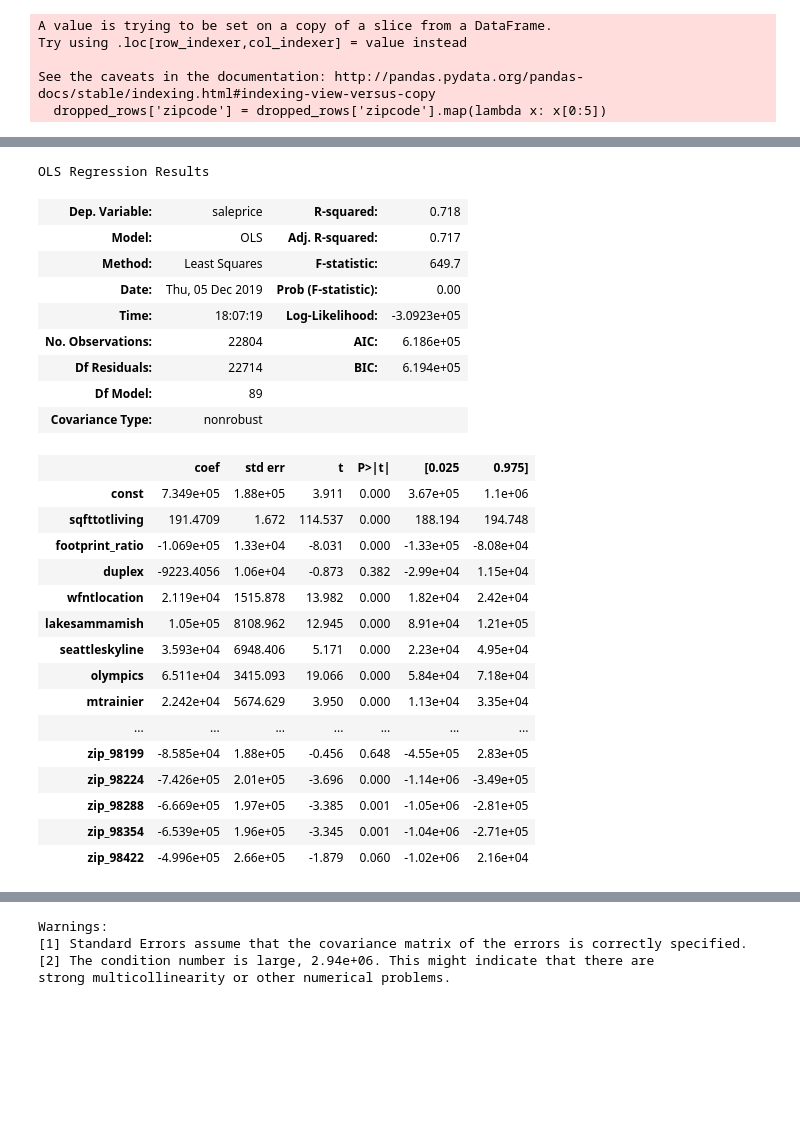
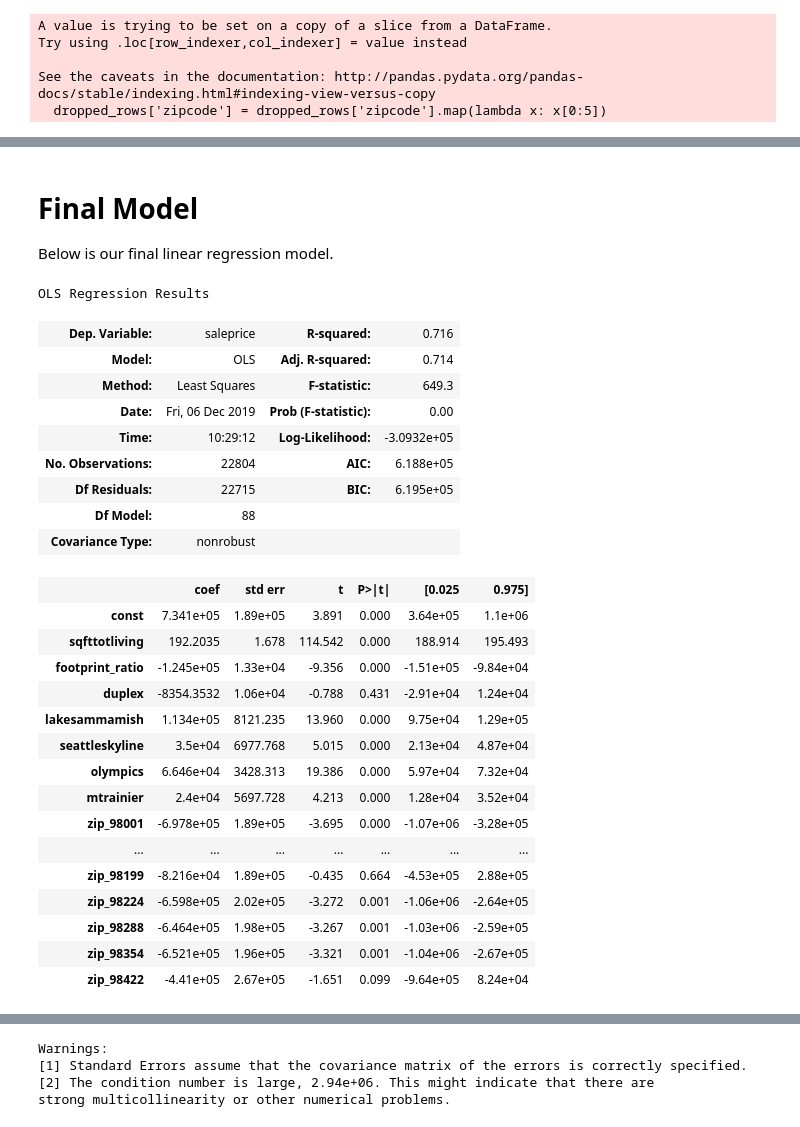
Before and after one commit to aabrahamson3/king-county-housing, a Jupyter notebook: EDA_Final.ipynb, the cells around one changed output, grey strips where cells are left out. Saved outputs shown, nothing was run; the diff lists cells and outputs as text; code cells hidden in the pictures; blank space fills up the shorter version.

```diff
--- a/EDA_Final.ipynb
+++ b/EDA_Final.ipynb
@@ -129,0 +222,7 @@ See the caveats in the documentation: http://pandas.pydata.org/pandas-docs/stabl
+# %%
+# this drops streetsurface and heatsource, to demonstrate that it does not affect our model
+Y = zip_df['saleprice']
+X = zip_df.drop(['saleprice', 'streetsurface', 'heatsource'], axis=1)
+X_int = sm.add_constant(X)
+model = sm.OLS(Y, X_int).fit()
+model.summary()
@@ -129,0 +266,22 @@ See the caveats in the documentation: http://pandas.pydata.org/pandas-docs/stabl
+# %%
+def waterfront_ohe(final_model_df):
+    """this is similar to the zipcode OHE function, but for the waterfront location feature"""
+    final_model_df['wfntlocation'] = pd.Categorical(final_model_df['wfntlocation'])
+    df_water = pd.get_dummies(final_model_df['wfntlocation'], prefix = 'water')
+
+    #drop the column for houses with no waterfront location
+    df_water.drop(columns = 'water_0.0', inplace = True)
+
+
+#join the zip code dataframe to the dataframe with the other predicitive features
+    df_with_water_cols = final_model_df.join(df_water, how = 'inner')
+    df_with_water_cols = df_with_water_cols.drop(['wfntlocation'], axis=1)
+    return df_with_water_cols
+# %%
+model_with_wfnt_ohe = waterfront_ohe(zip_df)
+# %%
+Y = model_with_wfnt_ohe['saleprice']
+X = model_with_wfnt_ohe.drop(['saleprice'], axis=1)
+X_int = sm.add_constant(X)
+model = sm.OLS(Y, X_int).fit()
+model.summary()
@@ -130,34 +370,37 @@ See the caveats in the documentation: http://pandas.pydata.org/pandas-docs/stabl
+# %% [markdown]
+# Final Model
+
+Below is our final linear regression model.
 # %%
-import statsmodels.api as sm
 Y = zip_df['saleprice']
-X = zip_df.drop(['saleprice', 'streetsurface', 'heatsource'], axis=1)
+X = zip_df.drop(['saleprice', 'streetsurface', 'heatsource', 'wfntlocation'], axis=1)
 X_int = sm.add_constant(X)
 model = sm.OLS(Y, X_int).fit()
 model.summary()
 # %% [output]
 OLS Regression Results
-| Dep. Variable: | saleprice | R-squared: | 0.718 |
-| Model: | OLS | Adj. R-squared: | 0.717 |
-| Method: | Least Squares | F-statistic: | 649.7 |
-| Date: | Thu, 05 Dec 2019 | Prob (F-statistic): | 0.00 |
-| Time: | 18:07:19 | Log-Likelihood: | -3.0923e+05 |
-| No. Observations: | 22804 | AIC: | 6.186e+05 |
-| Df Residuals: | 22714 | BIC: | 6.194e+05 |
-| Df Model: | 89 |  |  |
+| Dep. Variable: | saleprice | R-squared: | 0.716 |
+| Model: | OLS | Adj. R-squared: | 0.714 |
+| Method: | Least Squares | F-statistic: | 649.3 |
+| Date: | Fri, 06 Dec 2019 | Prob (F-statistic): | 0.00 |
+| Time: | 10:29:12 | Log-Likelihood: | -3.0932e+05 |
+| No. Observations: | 22804 | AIC: | 6.188e+05 |
+| Df Residuals: | 22715 | BIC: | 6.195e+05 |
+| Df Model: | 88 |  |  |
 | Covariance Type: | nonrobust |  |  |
 |  | coef | std err | t | P>|t| | [0.025 | 0.975] |
-| const | 7.349e+05 | 1.88e+05 | 3.911 | 0.000 | 3.67e+05 | 1.1e+06 |
-| sqfttotliving | 191.4709 | 1.672 | 114.537 | 0.000 | 188.194 | 194.748 |
-| footprint_ratio | -1.069e+05 | 1.33e+04 | -8.031 | 0.000 | -1.33e+05 | -8.08e+04 |
-| duplex | -9223.4056 | 1.06e+04 | -0.873 | 0.382 | -2.99e+04 | 1.15e+04 |
-| wfntlocation | 2.119e+04 | 1515.878 | 13.982 | 0.000 | 1.82e+04 | 2.42e+04 |
-| lakesammamish | 1.05e+05 | 8108.962 | 12.945 | 0.000 | 8.91e+04 | 1.21e+05 |
-| seattleskyline | 3.593e+04 | 6948.406 | 5.171 | 0.000 | 2.23e+04 | 4.95e+04 |
-| olympics | 6.511e+04 | 3415.093 | 19.066 | 0.000 | 5.84e+04 | 7.18e+04 |
-| mtrainier | 2.242e+04 | 5674.629 | 3.950 | 0.000 | 1.13e+04 | 3.35e+04 |
+| const | 7.341e+05 | 1.89e+05 | 3.891 | 0.000 | 3.64e+05 | 1.1e+06 |
+| sqfttotliving | 192.2035 | 1.678 | 114.542 | 0.000 | 188.914 | 195.493 |
+| footprint_ratio | -1.245e+05 | 1.33e+04 | -9.356 | 0.000 | -1.51e+05 | -9.84e+04 |
+| duplex | -8354.3532 | 1.06e+04 | -0.788 | 0.431 | -2.91e+04 | 1.24e+04 |
+| lakesammamish | 1.134e+05 | 8121.235 | 13.960 | 0.000 | 9.75e+04 | 1.29e+05 |
+| seattleskyline | 3.5e+04 | 6977.768 | 5.015 | 0.000 | 2.13e+04 | 4.87e+04 |
+| olympics | 6.646e+04 | 3428.313 | 19.386 | 0.000 | 5.97e+04 | 7.32e+04 |
+| mtrainier | 2.4e+04 | 5697.728 | 4.213 | 0.000 | 1.28e+04 | 3.52e+04 |
+| zip_98001 | -6.978e+05 | 1.89e+05 | -3.695 | 0.000 | -1.07e+06 | -3.28e+05 |
 | ... | ... | ... | ... | ... | ... | ... |
-| zip_98199 | -8.585e+04 | 1.88e+05 | -0.456 | 0.648 | -4.55e+05 | 2.83e+05 |
-| zip_98224 | -7.426e+05 | 2.01e+05 | -3.696 | 0.000 | -1.14e+06 | -3.49e+05 |
-| zip_98288 | -6.669e+05 | 1.97e+05 | -3.385 | 0.001 | -1.05e+06 | -2.81e+05 |
-| zip_98354 | -6.539e+05 | 1.96e+05 | -3.345 | 0.001 | -1.04e+06 | -2.71e+05 |
-| zip_98422 | -4.996e+05 | 2.66e+05 | -1.879 | 0.060 | -1.02e+06 | 2.16e+04 |
+| zip_98199 | -8.216e+04 | 1.89e+05 | -0.435 | 0.664 | -4.53e+05 | 2.88e+05 |
+| zip_98224 | -6.598e+05 | 2.02e+05 | -3.272 | 0.001 | -1.06e+06 | -2.64e+05 |
+| zip_98288 | -6.464e+05 | 1.98e+05 | -3.267 | 0.001 | -1.03e+06 | -2.59e+05 |
+| zip_98354 | -6.521e+05 | 1.96e+05 | -3.321 | 0.001 | -1.04e+06 | -2.67e+05 |
+| zip_98422 | -4.41e+05 | 2.67e+05 | -1.651 | 0.099 | -9.64e+05 | 8.24e+04 |
```
Also changed, not shown: parts of 25 cells of this notebook.
